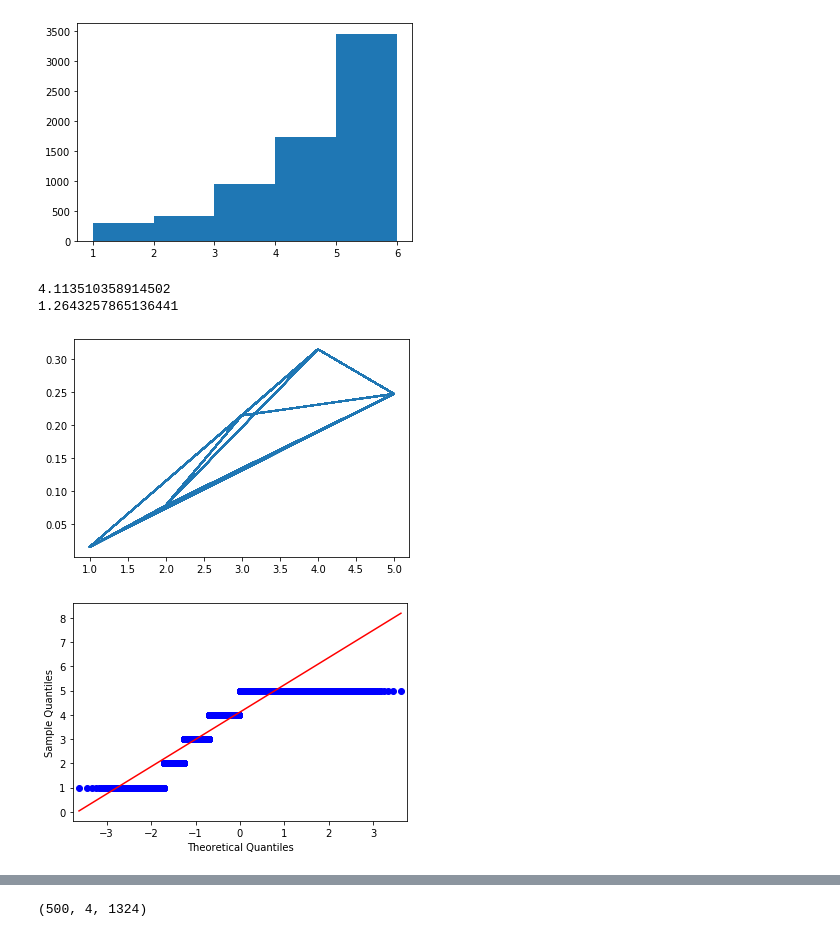
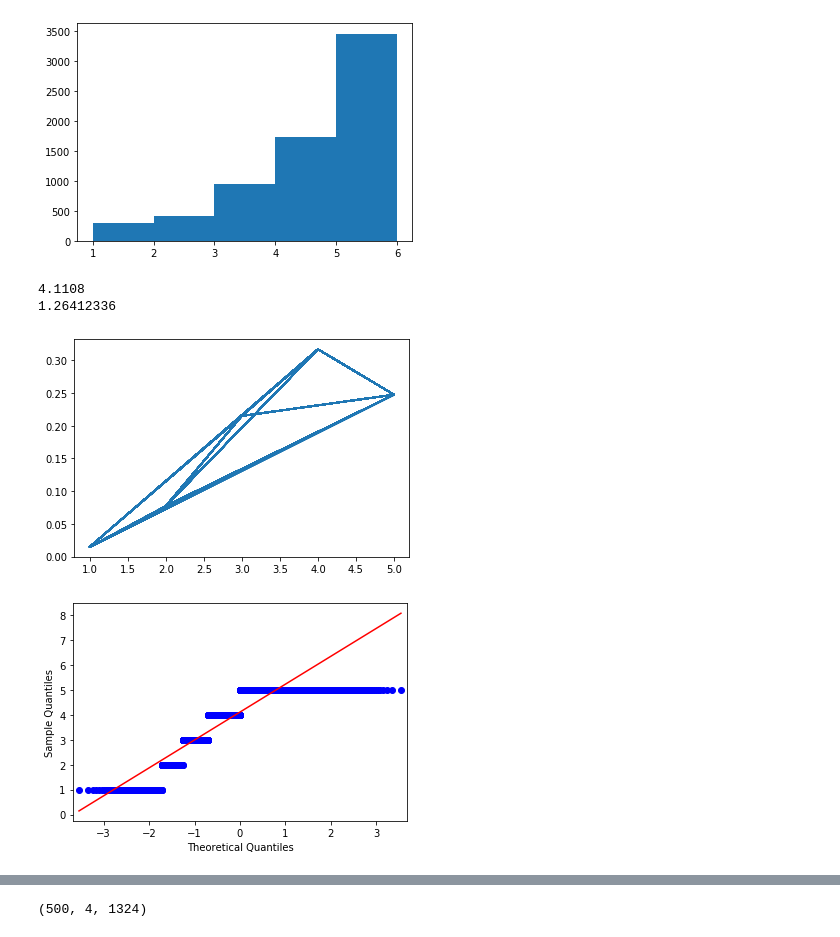
Before and after one commit to anmolsinghal98/Ml_Project_Bias_Mitigation, a Jupyter notebook: code.ipynb, the cells around one changed output, grey strips where cells are left out. Cells and saved outputs as stored; diff of their text form; code cells hidden in the pictures.

```diff
--- a/code.ipynb
+++ b/code.ipynb
@@ -73,11 +101,11 @@ model {
 # %%
-model2="""
+model3="""
 data {
     int<lower=1> I; // number of products
     int<lower=1> N; // number of reviews
     int<lower=1> J; // number of reviewers
     vector<lower=0> [N] scores; // review scores vector
-    vector<lower=0> [N] helpfulness; // review helpfulness
+    vector<lower=0> [N] helpfulness; // helpfulness score
     int reviewerID[N]; // reviewer ID for each review
     int prodID[N]; // product ID for each review
 }
@@ -90,10 +118,10 @@ parameters {
 model {
     c ~ gamma(1,1);
     d ~ gamma(1,1);
-    truescore ~ normal(3,1); // TODO: change hyperparameters for data
+    truescore ~ normal(4.11,1.26); // TODO: change hyperparameters for data
     reviewbias ~ normal(0, 1/c);
     for (i in 1:N) {
-        scores[i] ~ normal(truescore[prodID[i]]+reviewbias[reviewerID[i]], 1/((helpfulness[i]+1)*d));
+        scores[i] ~ normal(truescore[prodID[i]]+reviewbias[reviewerID[i]], 1/((1+helpfulness[i])*d));
 }
 }
 """
@@ -191,22 +221,15 @@ for line in open(path,'r'):
 products={}
 for d in data:
     if d['asin'] not in products:
-
         products[d['asin']] = [d]
-
     else:
-
         products[d['asin']].append(d)
 
 users={}
 for d in data:
-
     if d['reviewerID'] not in users:
-
         users[d['reviewerID']] = [d]
-
     else:
-
         users[d['reviewerID']].append(d)
 
 print('No of reviews',len(data))
@@ -254,7 +277,6 @@ print("Reduced users",len(rusers))
 print("Reduced products",len(rproducts))
 
 
-
 rmap={}
 pmap={}
 rcount=1
@@ -273,6 +295,9 @@ reviewer=[]
 product=[]
 ratings=[]
 helpful=[]
+reviewQuality=[]
+reviewText=[]
+sent_score=[]
 
 for key in rusers.keys():
     for prod in rusers[key]:
@@ -281,6 +306,11 @@ for key in rusers.keys():
             reviewer.append(rmap[key])
             product.append(pmap[prod['asin']])
             ratings.append(prod['overall'])
+            s_score=getSentimentScore(prod['reviewText'])
+            sent_score.append(s_score)
+            rq=getReviewQuality(prod['overall'],s_score)
+            reviewQuality.append(rq)
+            reviewText.append(prod['reviewText'])
             hrating=prod['helpful'][0]+prod['helpful'][1]
             if hrating==0:
                 hrating=0
@@ -288,25 +318,24 @@ for key in rusers.keys():
                 hrating=prod['helpful'][0]/hrating
             helpful.append(hrating+1)
 
-d=[reviewer,product,ratings,helpful]
+d=[reviewer,product,ratings,helpful,reviewQuality,reviewText]
+
 ind=[]
 for i in range(len(d[0])):
     ind.append(i)
 random.shuffle(ind)
 
-sdata=[[],[],[],[]]
+sdata=[[],[],[],[],[],[]]
 for i in ind:
-    sdata[0].append(d[0][i])
-    sdata[1].append(d[1][i])
-    sdata[2].append(d[2][i])
-    sdata[3].append(d[3][i])
+    for j in range(len(sdata)):
+        sdata[j].append(d[j][i])
 
 prod=set()
 for p in sdata[1]:
     prod.add(p)
 print(len(prod))
-training_data=[sdata[0][:5000],sdata[1][:5000],sdata[2][:5000],sdata[3][:5000]]
-test_data=[sdata[0][5000:],sdata[1][5000:],sdata[2][5000:],sdata[3][5000:]]
+training_data=[sdata[0][:5000],sdata[1][:5000],sdata[2][:5000],sdata[3][:5000],sdata[4][:5000],sdata[5][:5000]]
+test_data=[sdata[0][5000:],sdata[1][5000:],sdata[2][5000:],sdata[3][5000:],sdata[4][5000:],sdata[5][5000:]]
 train_users=set()
 for t in training_data[0]:
     train_users.add(t)
@@ -316,6 +345,7 @@ train_products=set()
 for p in training_data[1]:
     train_products.add(p)
 print(len(train_products))
+#print(training_data[4])
 # %% [output]
 No of reviews 37126
 No of reviewers 5130
@@ -336,20 +399,20 @@ plt.hist(ratings, bins = [1,2,3,4,5,6])
  <a list of 5 Patch objects>)
 [figure]
 # %%
-r=np.array(ratings)
+r=np.array(training_data[2])
 mean=np.mean(r)
 var=np.var(r)
 print(mean)
-print(var)
+print(var+0.01)
 plt.plot(r, stats.norm.pdf(r, mean, var))
 plt.show()
 qqplot(r, line='s')
 plt.show()
 # %% [output]
-4.113510358914502
-1.2643257865136441
+4.1108
+1.26412336
-[figure, old version]
+[figure, new version]
-[figure, old version]
+[figure, new version]
 # %%
 #Baseline
 
```
Also changed, not shown: parts of 26 cells of this notebook, 2 other files.
